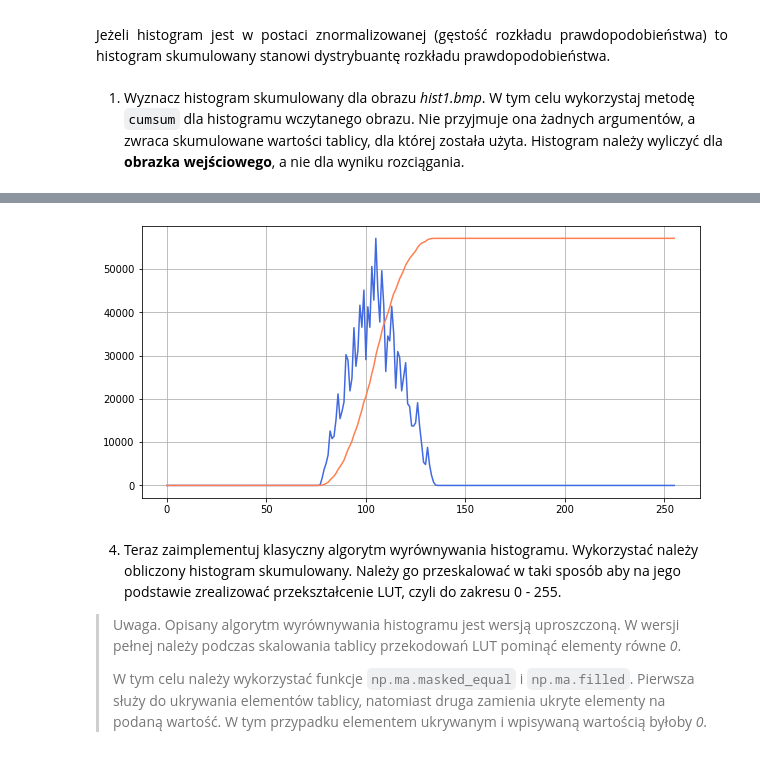
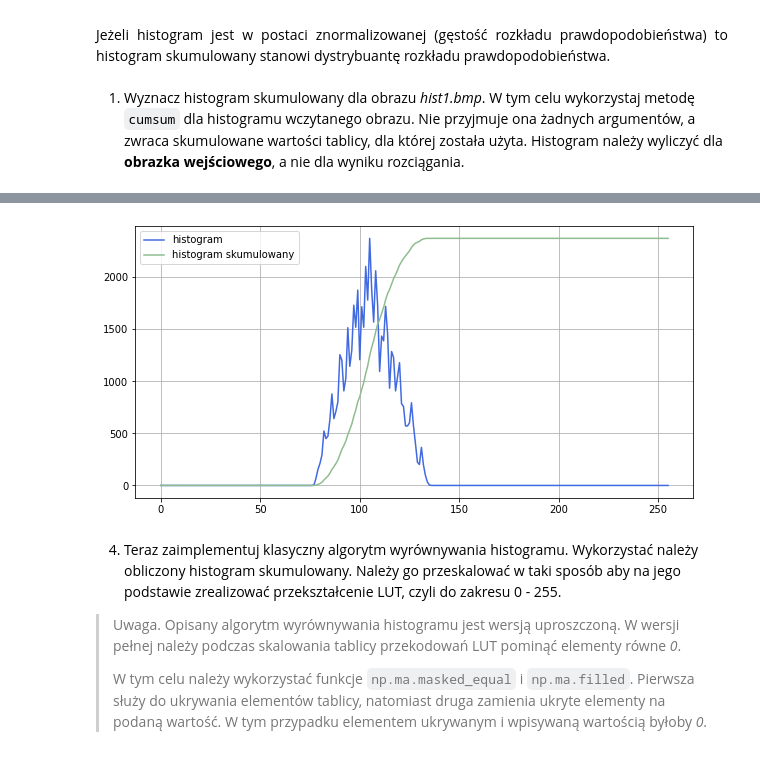
Before and after one commit to mhawryluk/wdcpo, a Jupyter notebook: lab3/03_histogram.ipynb, the cells around one changed output, grey strips where cells are left out. Saved outputs shown, nothing was run; the diff lists cells and outputs as text; code cells hidden in the pictures.

```diff
--- a/lab3/03_histogram.ipynb
+++ b/lab3/03_histogram.ipynb
@@ -63,7 +63,7 @@ images = [cv2.imread(f'lena{i}.bmp', cv2.IMREAD_GRAYSCALE) for i in range(1, 5)]
 plt.gray()
 
 for image in images:
-    plt.imshow(image)
+    plt.imshow(image, vmin=0, vmax=256)
     plt.show()
 # %% [output]
 [figure]
@@ -83,7 +83,7 @@ for image in images:
     - Ostatnim argumentem jest zakres wartości. Dla obrazów typu *uint8* powinien on wynosić *[0, 256]*.
     - Funkcja zwraca obliczony histogram.
 # %%
-get_hist = lambda image : cv2.calcHist([image], None, None, [256], [0, 256])
+get_hist = lambda image : cv2.calcHist([image], [0], None, [256], [0, 256])
 get_hist(images[0])
 # %% [output]
 array([[  0.],
@@ -121,6 +121,6 @@ for i, image in enumerate(images):
     axsLena[0, i].imshow(image, 'gray', vmin=0, vmax=256)
     axsLena[0, i].axis('off')
 
-    axsLena[1, i].plot(get_hist(image), color='coral')
+    axsLena[1, i].plot(get_hist(image), color='darkseagreen')
     axsLena[1, i].grid()
 # %% [output]
@@ -257,13 +253,14 @@ W tym celu wykorzystaj metodę `max`.
 # %%
 fig, ax = plt.subplots(figsize=(10, 5))
 
-ax.plot(hist * hist_cumsum.max() / hist.max(), color='royalblue')
-ax.plot(hist_cumsum, color='coral')
+ax.plot(hist, color='royalblue', label='histogram')
+ax.plot(hist_cumsum * hist.max() / hist_cumsum.max(), color='darkseagreen', label='histogram skumulowany')
 ax.grid()
 
+plt.legend()
 plt.show()
 # %% [output]
-[figure, old version]
+[figure, new version]
 # %% [markdown]
 4. Teraz zaimplementuj klasyczny algorytm wyrównywania histogramu.
 Wykorzystać należy obliczony histogram skumulowany.
```
Also changed, not shown: parts of 39 cells of this notebook, 2 other files.
